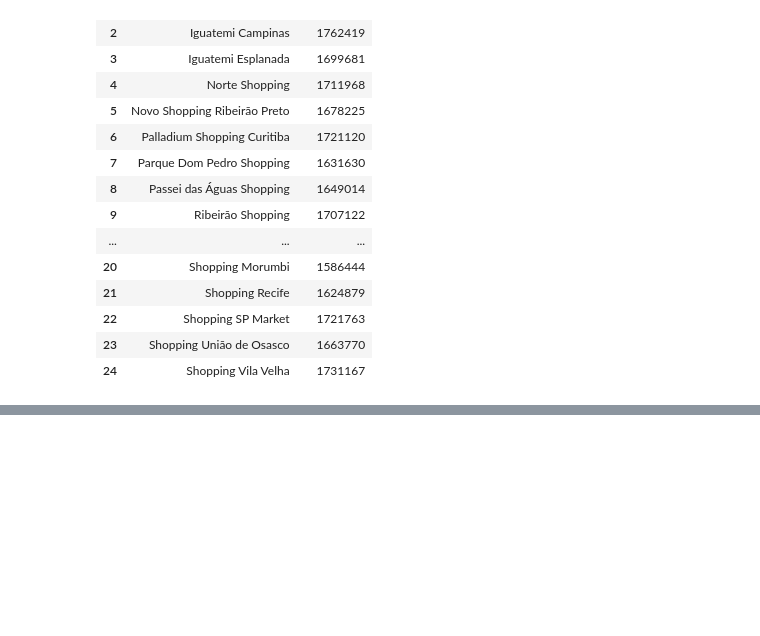
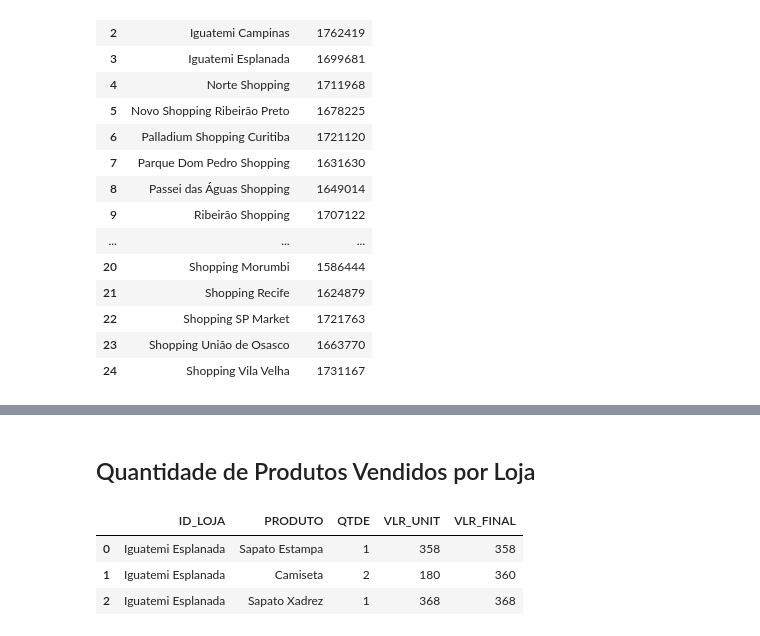
Before and after one commit to ro77en/data-science-challenges, a Jupyter notebook: Desafio 1/main.ipynb, the cells around one changed output, grey strips where cells are left out. Cells and saved outputs as stored; diff of their text form; code cells hidden in the pictures; blank space fills up the shorter version.

```diff
--- a/Desafio 1/main.ipynb
+++ b/Desafio 1/main.ipynb
@@ -95,0 +108,9 @@ display(faturamento_lojas.reset_index())
+# %% [markdown]
+## Quantidade de Produtos Vendidos por Loja
+# %%
+df_vendas.head(3)
+# %% [output]
+|  | ID_LOJA | PRODUTO | QTDE | VLR_UNIT | VLR_FINAL |
+| 0 | Iguatemi Esplanada | Sapato Estampa | 1 | 358 | 358 |
+| 1 | Iguatemi Esplanada | Camiseta | 2 | 180 | 360 |
+| 2 | Iguatemi Esplanada | Sapato Xadrez | 1 | 368 | 368 |
```
Also changed, not shown: parts of 2 cells of this notebook.
